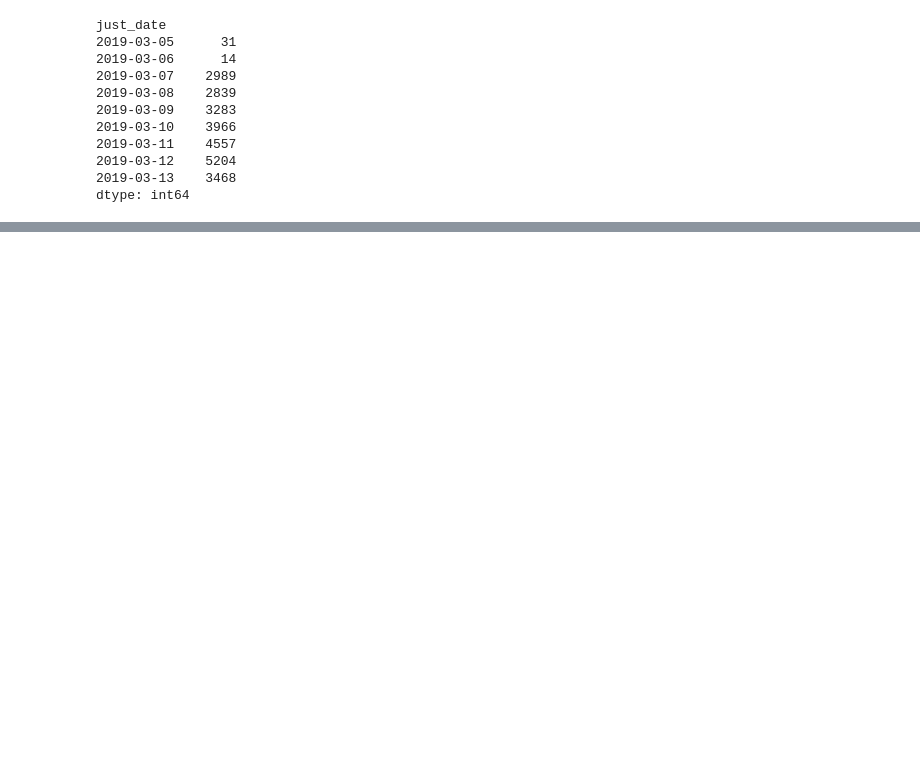
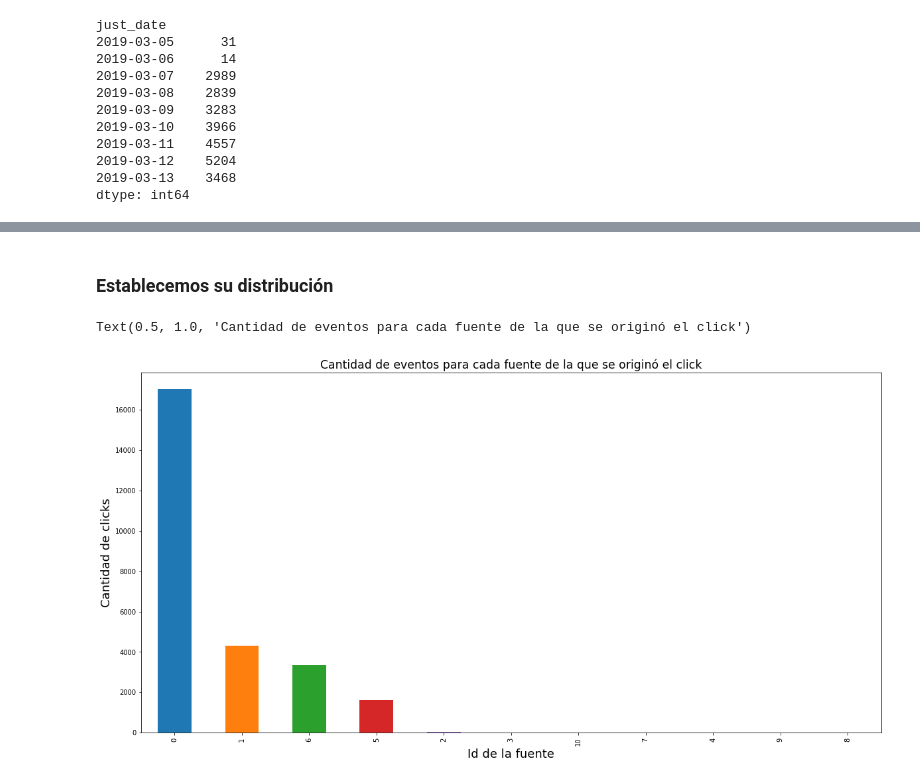
Before and after one commit to nkazlauskas/7506-tp1, a Jupyter notebook: clicks.ipynb, the cells around one changed output, grey strips where cells are left out. Saved outputs shown, nothing was run; the diff lists cells and outputs as text; code cells hidden in the pictures; blank space fills up the shorter version.

```diff
--- a/clicks.ipynb
+++ b/clicks.ipynb
@@ -217,0 +180,11 @@ Name: wifi_connection, dtype: int64
+# %% [markdown]
+### Establecemos su distribución
+# %%
+source_id = clicks.source_id.value_counts()
+source_id_plot = source_id.plot.bar(figsize=(20,10))
+source_id_plot.set_xlabel('Id de la fuente', fontsize = 18)
+source_id_plot.set_ylabel('Cantidad de clicks', fontsize = 18)
+source_id_plot.set_title('Cantidad de eventos para cada fuente de la que se originó el click', fontsize = 'xx-large')
+# %% [output]
+Text(0.5, 1.0, 'Cantidad de eventos para cada fuente de la que se originó el click')
+[figure, added]
```
Also changed, not shown: parts of 50 cells of this notebook.
